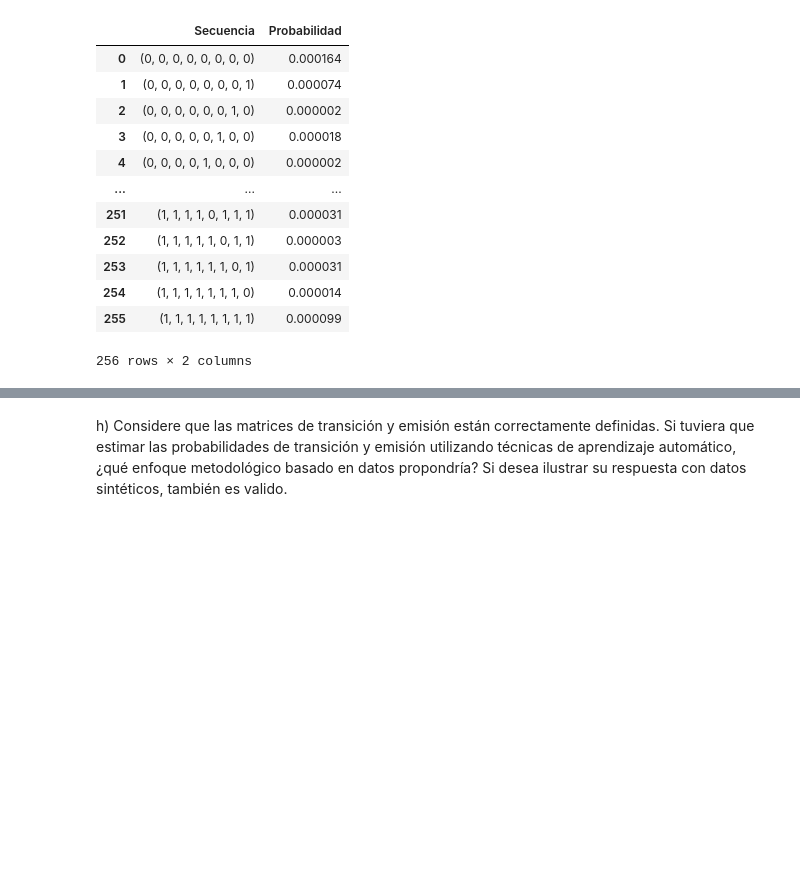
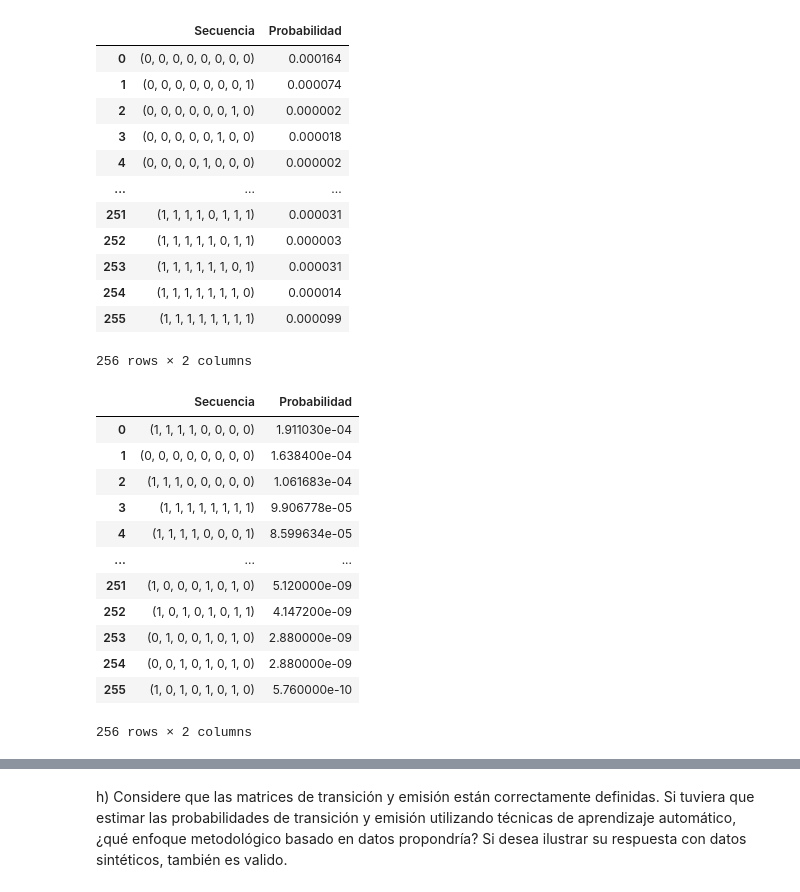
Before and after one commit to MafeGomez-11/M-todos1_MariaFernandaGomez_MarianaMoya, a Jupyter notebook: Parcial_3/Hidden_Markov.ipynb, the cells around one changed output, grey strips where cells are left out. Cells and saved outputs as stored; diff of their text form; code cells hidden in the pictures; blank space fills up the shorter version.

```diff
--- a/Parcial_3/Hidden_Markov.ipynb
+++ b/Parcial_3/Hidden_Markov.ipynb
@@ -220,3 +215,20 @@ df
 | 254 | (1, 1, 1, 1, 1, 1, 1, 0) | 0.000014 |
 | 255 | (1, 1, 1, 1, 1, 1, 1, 1) | 0.000099 |
 256 rows × 2 columns
+# %%
+df = df.sort_values(by="Probabilidad", ascending=False).reset_index(drop=True)
+df
+# %% [output]
+|  | Secuencia | Probabilidad |
+| 0 | (1, 1, 1, 1, 0, 0, 0, 0) | 1.911030e-04 |
+| 1 | (0, 0, 0, 0, 0, 0, 0, 0) | 1.638400e-04 |
+| 2 | (1, 1, 1, 0, 0, 0, 0, 0) | 1.061683e-04 |
+| 3 | (1, 1, 1, 1, 1, 1, 1, 1) | 9.906778e-05 |
+| 4 | (1, 1, 1, 1, 0, 0, 0, 1) | 8.599634e-05 |
+| ... | ... | ... |
+| 251 | (1, 0, 0, 0, 1, 0, 1, 0) | 5.120000e-09 |
+| 252 | (1, 0, 1, 0, 1, 0, 1, 1) | 4.147200e-09 |
+| 253 | (0, 1, 0, 0, 1, 0, 1, 0) | 2.880000e-09 |
+| 254 | (0, 0, 1, 0, 1, 0, 1, 0) | 2.880000e-09 |
+| 255 | (1, 0, 1, 0, 1, 0, 1, 0) | 5.760000e-10 |
+256 rows × 2 columns
```
Also changed, not shown: parts of 8 cells of this notebook.
